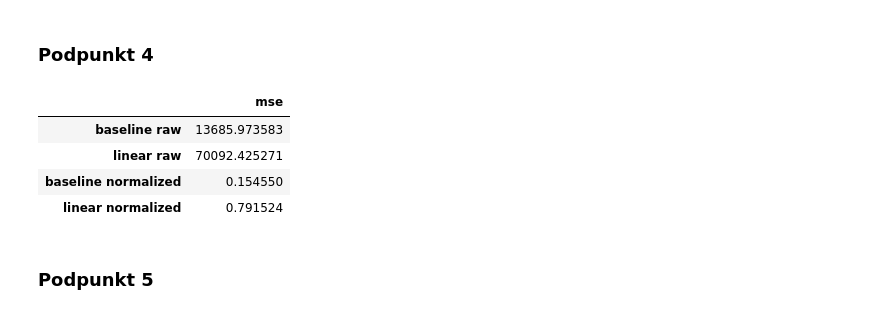
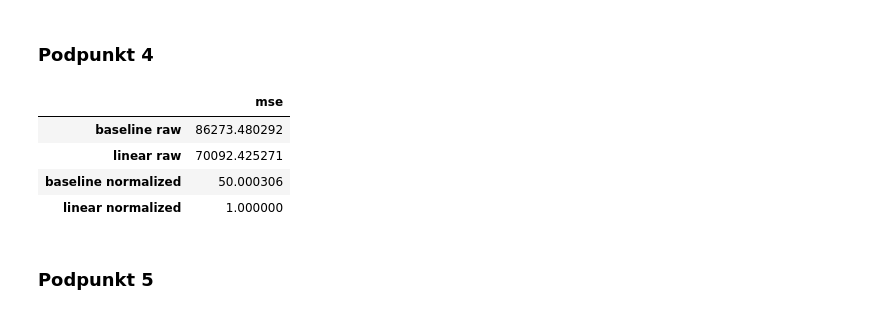
Before and after one commit to rektyyy/Artificial-Intelligence, a Jupyter notebook: ML/exercises/2/Assignment_2.ipynb, the cells around one changed output. Drawn from its saved outputs; the diff is of its cells as text; code cells hidden in the pictures.

```diff
--- a/ML/exercises/2/Assignment_2.ipynb
+++ b/ML/exercises/2/Assignment_2.ipynb
@@ -73,4 +75,7 @@ X_train, X_test, y_train, y_test = train_test_split(xs.values.reshape(-1, 1), ys
 X_train_raw, X_test_raw, y_train_raw, y_test_raw = train_test_split(df1['x1'].values.reshape(-1, 1), df1['y'].values.reshape(-1), test_size=0.2, random_state=42)
+# %%
+X_train, y_train = preprocess_data(X_train_raw, y_train_raw)
+X_test, y_test = preprocess_data(X_test_raw, y_test_raw)
 # %%
 X_train.shape
 # %% [output]
@@ -88,18 +93,17 @@ Dzielimy zbior danych na trening i test. Nastepnie dzielimy zbior treningowy na
 Srednia jako model baseline
 # %% [markdown]
 ### Podpunkt 3
+# %%
+def lr_predict(X_train, y_train, X_test):
+    model = linear_model.LinearRegression()
+    model.fit(X_train, y_train)
+    return model_raw.predict(X_test)
 # %%
-model_raw = linear_model.LinearRegression()
-model_raw.fit(X_train_raw, y_train_raw)
-
-predicted_raw = model_raw.predict(X_test_raw)
+predicted_raw = lr_predict(X_train_raw, y_train_raw, X_test_raw)
 
 baseline_raw = y_train_raw.mean()
 # %%
-model_pre = linear_model.LinearRegression()
-model_pre.fit(X_train, y_train)
-
-predicted_pre = model_pre.predict(X_test)
+predicted_pre = lr_predict(X_train, y_train, X_test)
 
 baseline_pre = y_train.mean()
 # %% [markdown]
@@ -111,18 +115,16 @@ mse_base_pre = mean_squared_error(predicted_pre, y_test)
 mse_model_raw = mean_squared_error(np.full_like(y_test_raw, baseline_raw), y_test_raw)
 mse_model_pre = mean_squared_error(np.full_like(y_test, baseline_pre), y_test)
 # %%
-results = pd.DataFrame(
+pd.DataFrame(
     {'mse': [mse_base_raw, mse_model_raw, mse_base_pre, mse_model_pre]},
     index=['baseline raw', 'linear raw', 'baseline normalized', 'linear normalized']
 )
+# %% [output]
+|  | mse |
+| baseline raw | 86273.480292 |
+| linear raw | 70092.425271 |
+| baseline normalized | 50.000306 |
+| linear normalized | 1.000000 |
-# %%
-results
-# %% [output]
-|  | mse |
-| baseline raw | 13685.973583 |
-| linear raw | 70092.425271 |
-| baseline normalized | 0.154550 |
-| linear normalized | 0.791524 |
 # %% [markdown]
 ### Podpunkt 5
 # %% [markdown]
```
Also changed, not shown: parts of 18 cells of this notebook.
